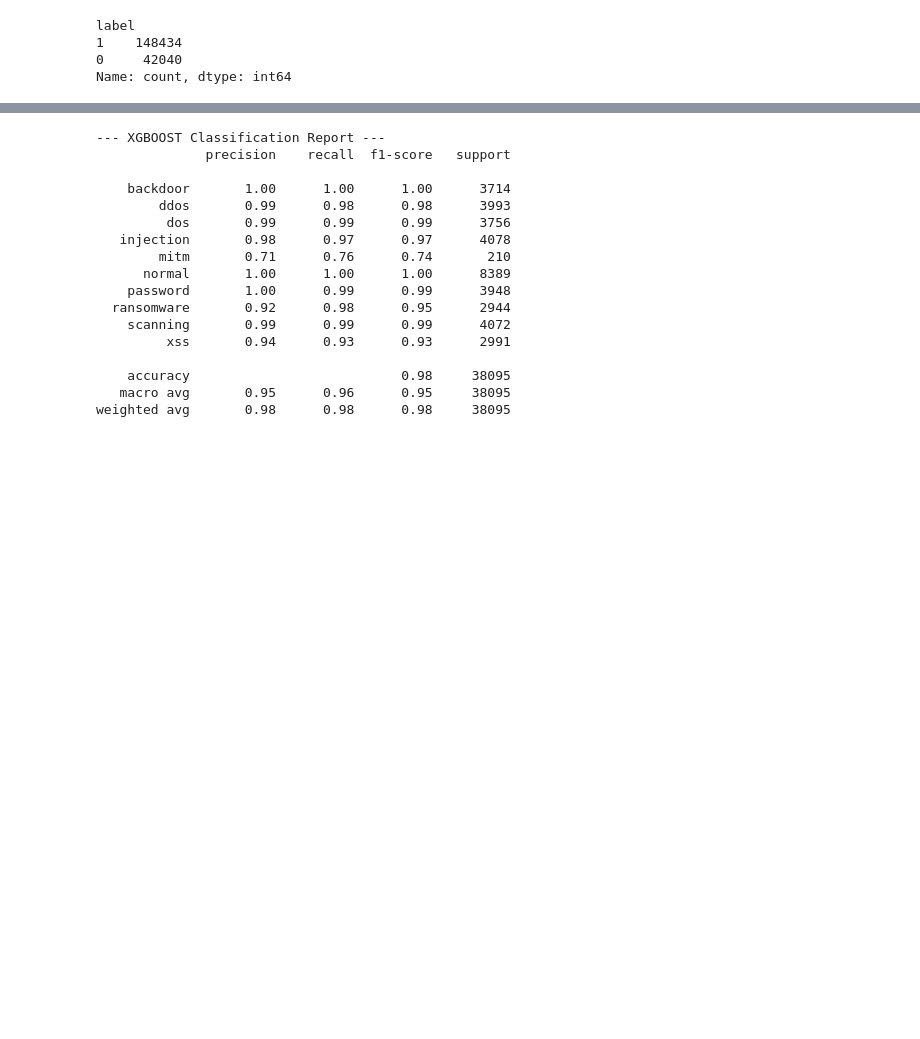
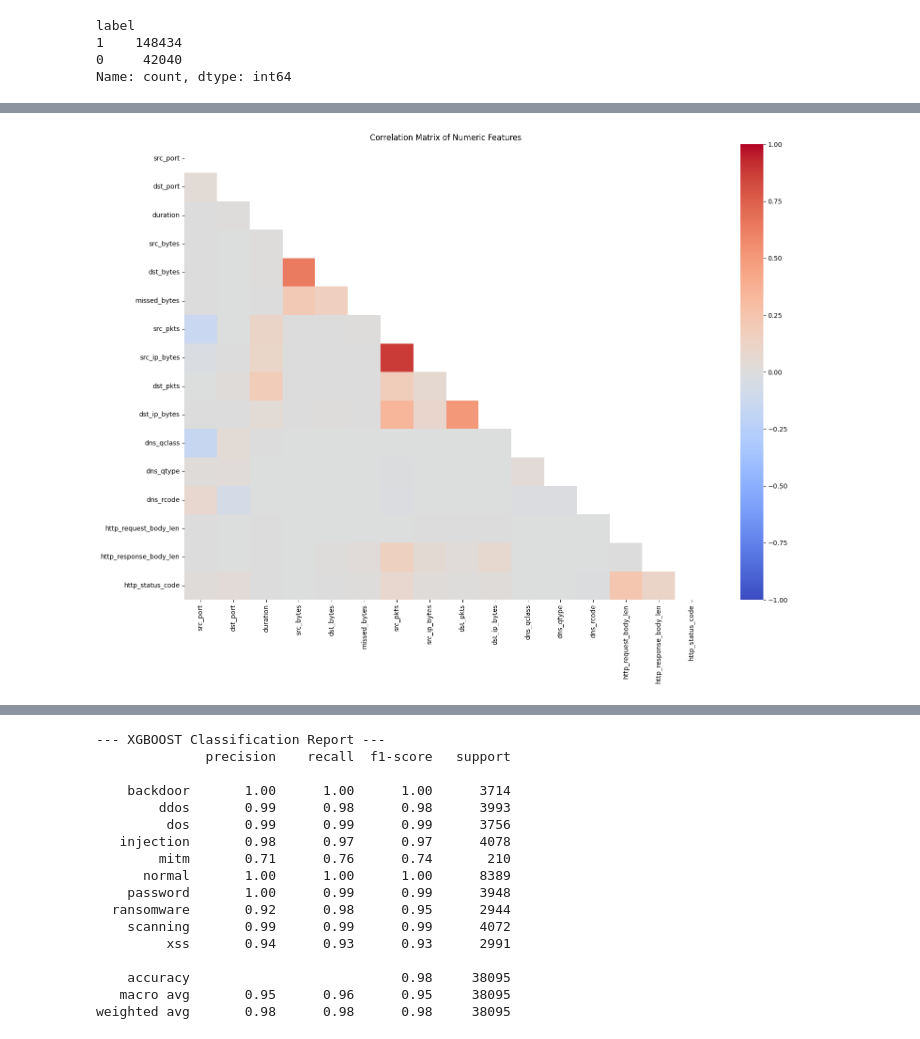
Before and after one commit to MahmoudMans/ton_iot_dataset, a Jupyter notebook: project-ton-iotnetwork-cnn.ipynb, the cells around one changed output, grey strips where cells are left out. Saved outputs shown, nothing was run; the diff lists cells and outputs as text; code cells hidden in the pictures; blank space fills up the shorter version.

```diff
--- a/project-ton-iotnetwork-cnn.ipynb
+++ b/project-ton-iotnetwork-cnn.ipynb
@@ -110,0 +247,18 @@ Name: count, dtype: int64
+# %%
+import seaborn as sns
+import matplotlib.pyplot as plt
+import numpy as np
+
+numeric_df = df.select_dtypes(include=['int64', 'float64']).drop(columns=['label'], errors='ignore')
+
+plt.figure(figsize=(16, 12))
+corr_matrix = numeric_df.corr()
+
+mask = np.triu(np.ones_like(corr_matrix, dtype=bool))
+
+sns.heatmap(corr_matrix, mask=mask, cmap='coolwarm', annot=False, vmin=-1, vmax=1)
+plt.title('Correlation Matrix of Numeric Features')
+plt.tight_layout()
+plt.show()
+# %% [output]
+[figure, added]
```
Also changed, not shown: parts of 55 cells of this notebook.
